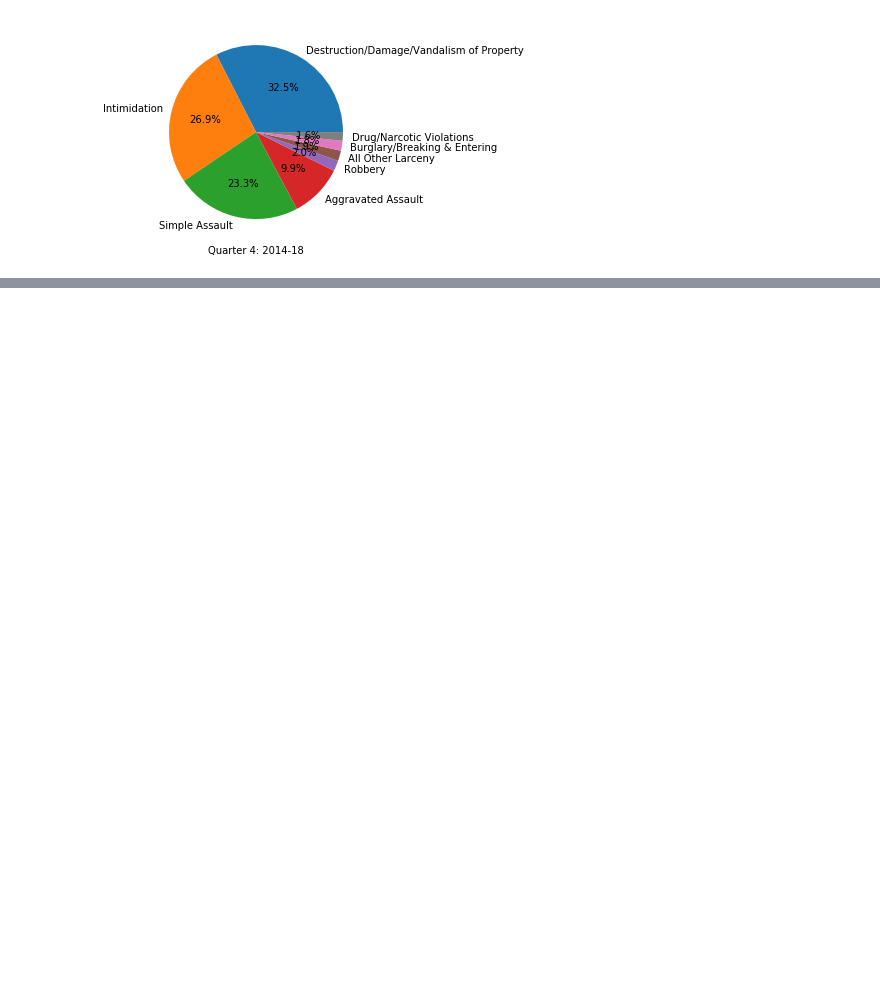
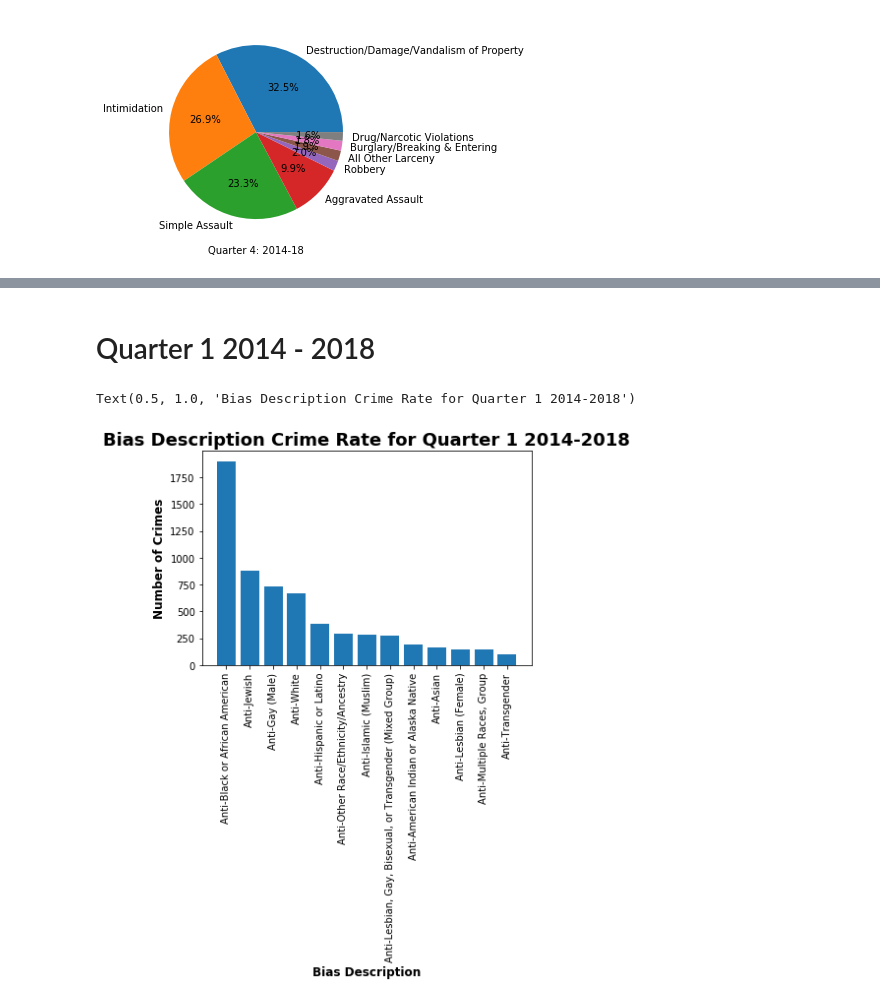
Before and after one commit to sjplaza/privateinvestigators, a Jupyter notebook: Crime.ipynb, the cells around one changed output, grey strips where cells are left out. Drawn from its saved outputs; the diff is of its cells as text; code cells hidden in the pictures; blank space fills up the shorter version.

```diff
--- a/Crime.ipynb
+++ b/Crime.ipynb
@@ -203,0 +229,11 @@ plt.show()
+# %% [markdown]
+# Quarter 1 2014 - 2018
+# %%
+plt.bar(a.index.values, a.values)
+plt.xticks(rotation = 90)
+plt.xlabel("Bias Description", fontsize = 12, fontweight="bold")
+plt.ylabel("Number of Crimes",fontsize = 12, fontweight="bold")
+plt.title("Bias Description Crime Rate for Quarter 1 2014-2018", fontsize = 18, fontweight = "bold")
+# %% [output]
+Text(0.5, 1.0, 'Bias Description Crime Rate for Quarter 1 2014-2018')
+[figure, added]
```
Also changed, not shown: parts of 37 cells of this notebook.
